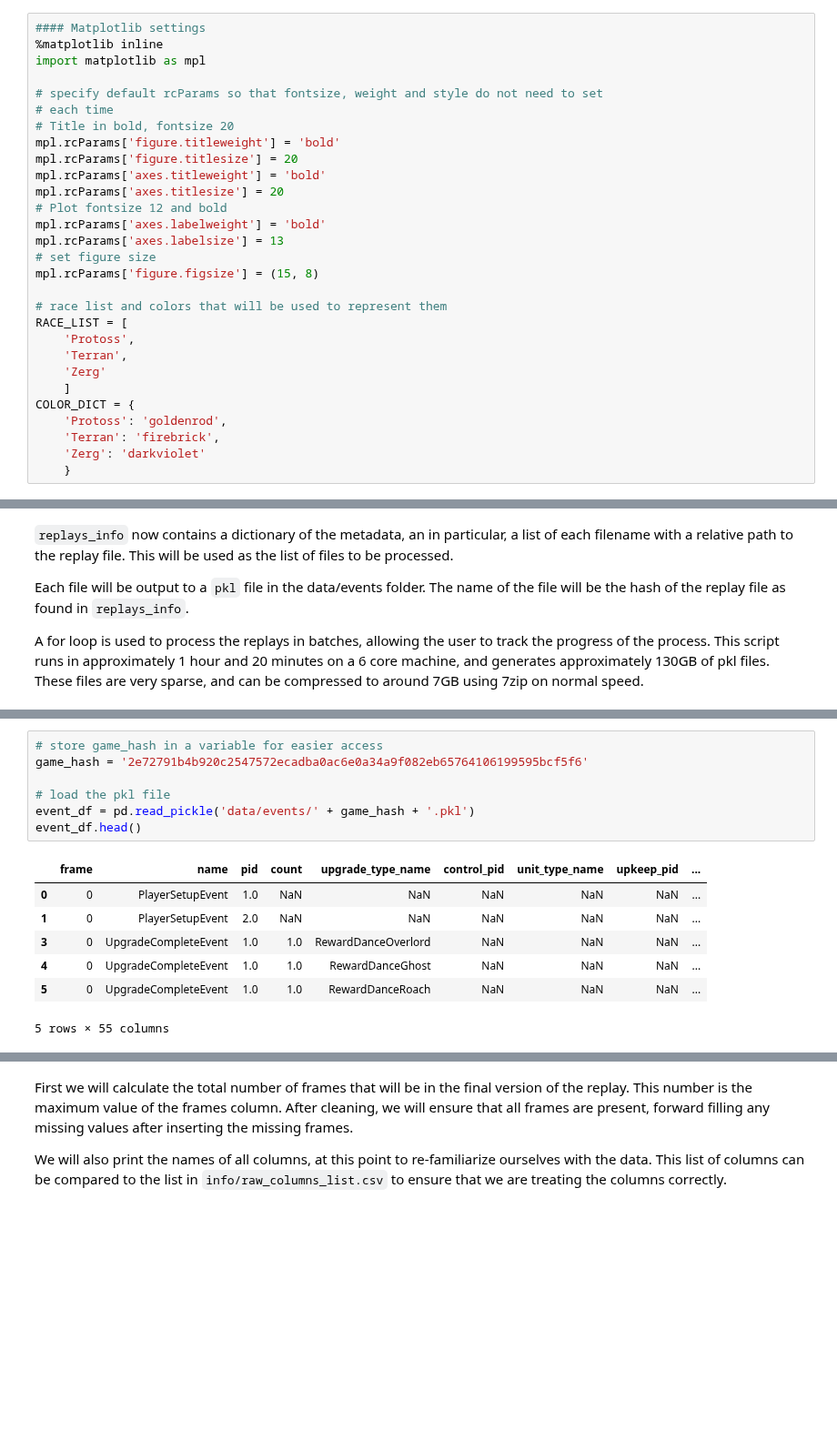
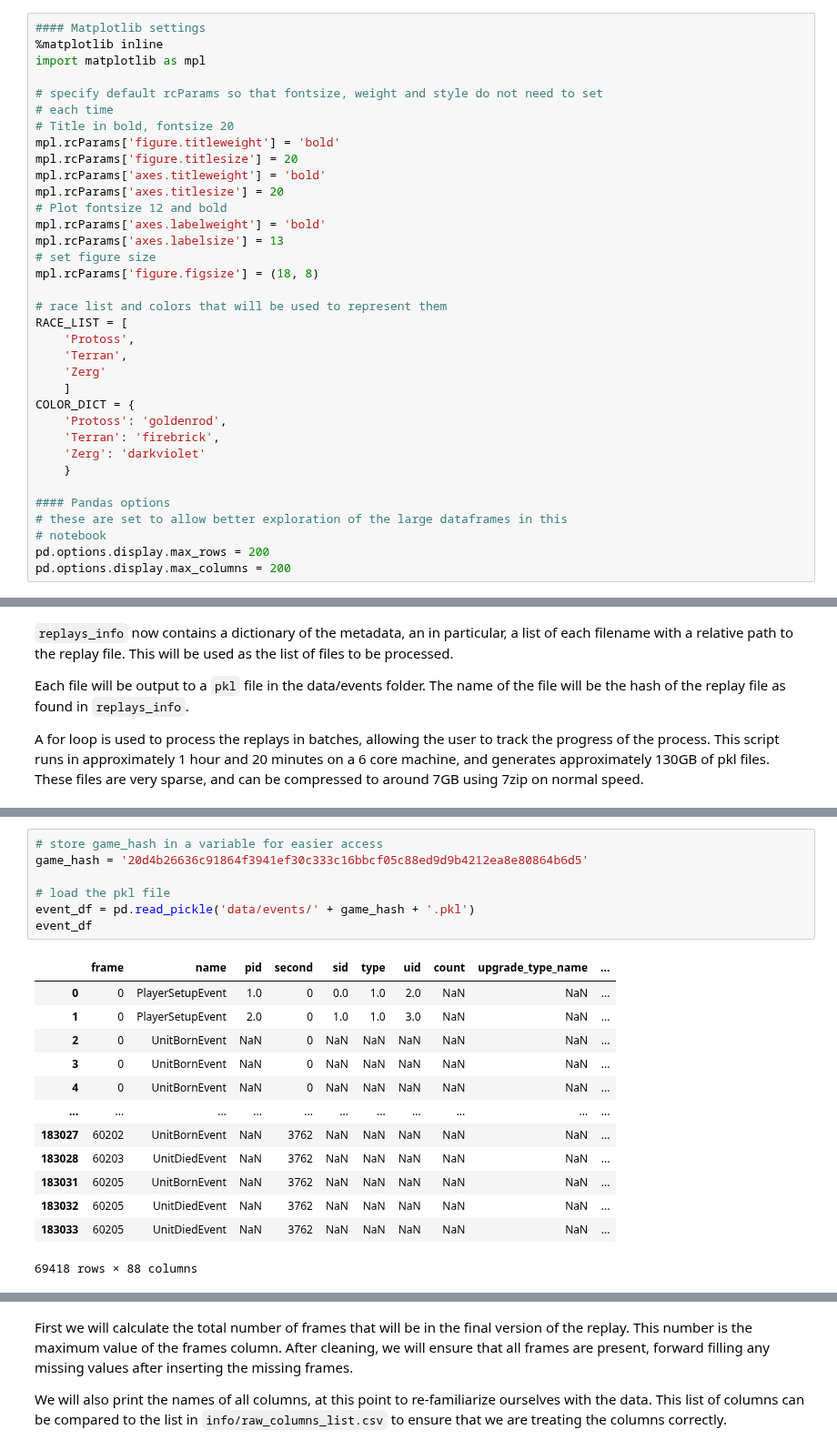
Before and after one commit to jared-a-lloyd/sc2-modeling, a Jupyter notebook: Notebook 1 - Data Collection.ipynb, the cells around one changed output, grey strips where cells are left out. Shown at 91% size. Saved outputs shown, nothing was run; the diff lists cells and outputs as text; blank space fills up the shorter version.

```diff
--- a/Notebook 1 - Data Collection.ipynb
+++ b/Notebook 1 - Data Collection.ipynb
@@ -150,7 +159,7 @@ mpl.rcParams['axes.titlesize'] = 20
 mpl.rcParams['axes.labelweight'] = 'bold'
 mpl.rcParams['axes.labelsize'] = 13
 # set figure size
-mpl.rcParams['figure.figsize'] = (15, 8)
+mpl.rcParams['figure.figsize'] = (18, 8)
 
 # race list and colors that will be used to represent them
 RACE_LIST = [
@@ -163,6 +172,12 @@ COLOR_DICT = {
     'Terran': 'firebrick',
     'Zerg': 'darkviolet'
     }
+
+#### Pandas options
+# these are set to allow better exploration of the large dataframes in this
+# notebook
+pd.options.display.max_rows = 200
+pd.options.display.max_columns = 200
 # %% [markdown]
 
 ---
@@ -1490,19 +1494,25 @@ To illustrate the process that will be followed for organizing event data into a
 The step-by-step process outlined below will be combined into a single function in the scripts folder, which can then be used to process all other replays for event data.
 # %%
 # store game_hash in a variable for easier access
-game_hash = '2e72791b4b920c2547572ecadba0ac6e0a34a9f082eb65764106199595bcf5f6'
+game_hash = '20d4b26636c91864f3941ef30c333c16bbcf05c88ed9d9b4212ea8e80864b6d5'
 
 # load the pkl file
 event_df = pd.read_pickle('data/events/' + game_hash + '.pkl')
-event_df.head()
+event_df
 # %% [output]
-|  | frame | name | pid | count | upgrade_type_name | control_pid | unit_type_name | upkeep_pid | ... |
-| 0 | 0 | PlayerSetupEvent | 1.0 | NaN | NaN | NaN | NaN | NaN | ... |
-| 1 | 0 | PlayerSetupEvent | 2.0 | NaN | NaN | NaN | NaN | NaN | ... |
-| 3 | 0 | UpgradeCompleteEvent | 1.0 | 1.0 | RewardDanceOverlord | NaN | NaN | NaN | ... |
-| 4 | 0 | UpgradeCompleteEvent | 1.0 | 1.0 | RewardDanceGhost | NaN | NaN | NaN | ... |
-| 5 | 0 | UpgradeCompleteEvent | 1.0 | 1.0 | RewardDanceRoach | NaN | NaN | NaN | ... |
+|  | frame | name | pid | second | sid | type | uid | count | upgrade_type_name | ... |
+| 0 | 0 | PlayerSetupEvent | 1.0 | 0 | 0.0 | 1.0 | 2.0 | NaN | NaN | ... |
+| 1 | 0 | PlayerSetupEvent | 2.0 | 0 | 1.0 | 1.0 | 3.0 | NaN | NaN | ... |
+| 2 | 0 | UnitBornEvent | NaN | 0 | NaN | NaN | NaN | NaN | NaN | ... |
+| 3 | 0 | UnitBornEvent | NaN | 0 | NaN | NaN | NaN | NaN | NaN | ... |
+| 4 | 0 | UnitBornEvent | NaN | 0 | NaN | NaN | NaN | NaN | NaN | ... |
+| ... | ... | ... | ... | ... | ... | ... | ... | ... | ... | ... |
+| 183027 | 60202 | UnitBornEvent | NaN | 3762 | NaN | NaN | NaN | NaN | NaN | ... |
+| 183028 | 60203 | UnitDiedEvent | NaN | 3762 | NaN | NaN | NaN | NaN | NaN | ... |
+| 183031 | 60205 | UnitBornEvent | NaN | 3762 | NaN | NaN | NaN | NaN | NaN | ... |
+| 183032 | 60205 | UnitDiedEvent | NaN | 3762 | NaN | NaN | NaN | NaN | NaN | ... |
+| 183033 | 60205 | UnitDiedEvent | NaN | 3762 | NaN | NaN | NaN | NaN | NaN | ... |
-5 rows × 55 columns
+69418 rows × 88 columns
 # %%
 # display the total fraction of NaN values in the dataframe
 frac_nan = event_df.isna().sum().sum()/(event_df.shape[0]*event_df.shape[1])
```
Also changed, not shown: parts of 64 cells of this notebook, 4 other files.
